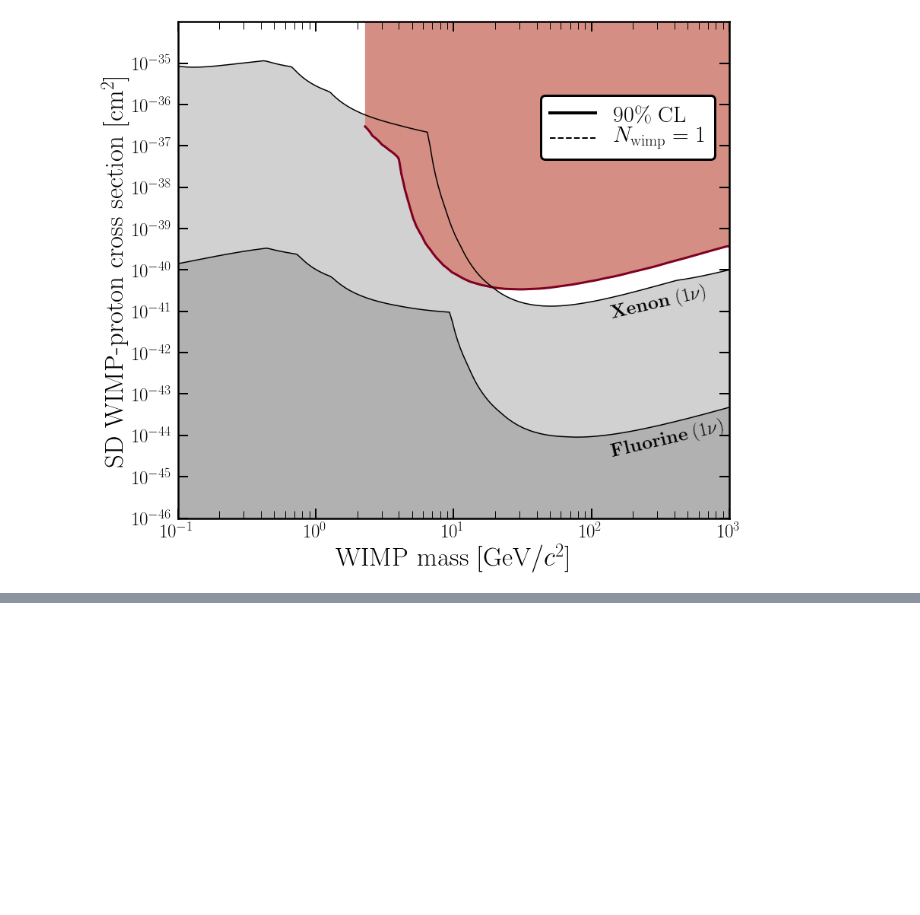
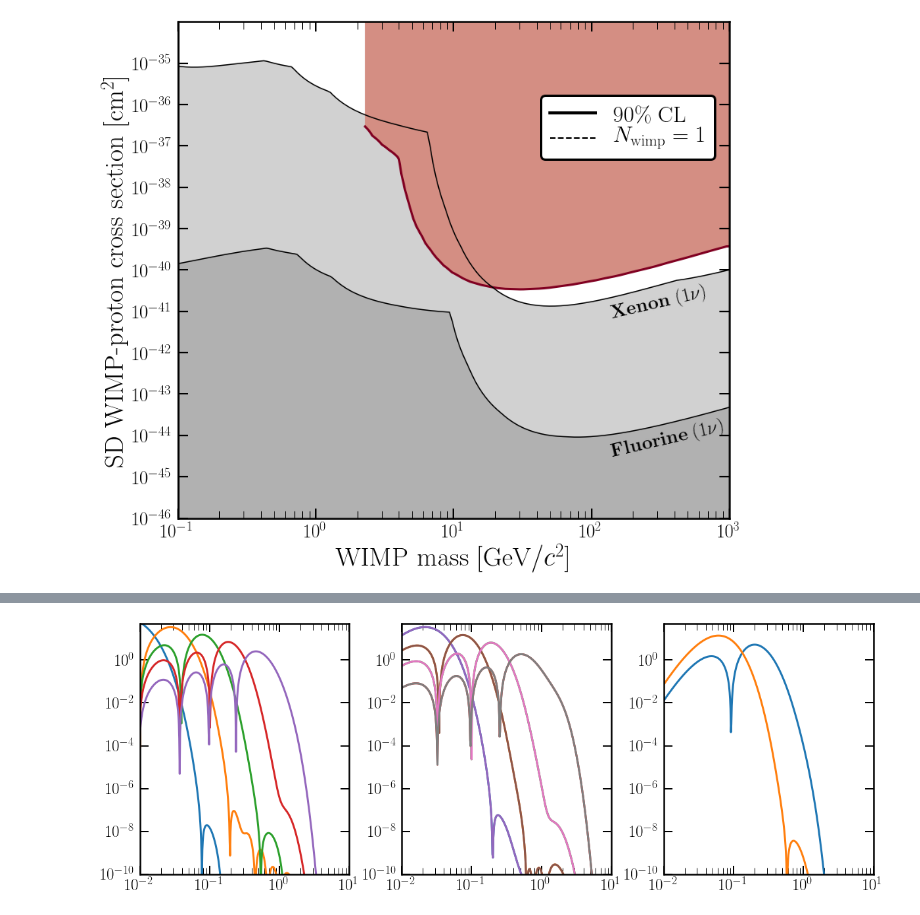
Before and after one commit to cajohare/CYGNUS, a Jupyter notebook: python/Untitled.ipynb, the cells around one changed output, grey strips where cells are left out. Saved outputs shown, nothing was run; the diff lists cells and outputs as text; code cells hidden in the pictures; blank space fills up the shorter version.

```diff
--- a/python/Untitled.ipynb
+++ b/python/Untitled.ipynb
@@ -48,0 +61,84 @@ plt.show()
+# %%
+a0 = 0.268173 # keV^-1
+r = logspace(-2.0,1.0,100)
+
+n = 4
+l = 3
+
+nlk = [4]
+# %%
+from scipy.special import factorial
+
+fig,ax1,ax2,ax3 = MyTriplePlot()
+
+# s-shell
+n_s = array([1]+[2]*2+[3]*3+[4]*3+[5]*4)
+Z_s = array([54.9179,47.2500,26.0942,68.1771,16.8296,12.0759,31.9030,8.0145,5.8396,14.7123,3.8555,2.6343,1.8124])
+c_1s = array([-0.965401,-0.040350,0.001890,-0.003868,-0.000263,0.000547,-0.000791,0.000014,-0.000013,-0.000286,0.000005,-0.000003,0.000001])
+c_2s = array([0.313912,0.236118,-0.985333,0.000229,-0.346825,0.345786,-0.120941,-0.005057,0.001528,-0.151508,-0.000281,0.000134,-0.000040])
+c_3s = array([-0.140382,-0.125401,0.528161,-0.000435,0.494492,-1.855445,0.128637,-0.017980,0.000792,0.333907,-0.000228,0.000191,-0.000037])
+c_4s = array([0.064020,0.059550,-0.251138,0.000152,-0.252274,1.063559,-0.071737,-0.563072,-0.697466,-0.058009,-0.018353,0.002292,-0.000834])
+c_5s = array([-0.022510,-0.021077,0.088978,-0.000081,0.095199,-0.398492,0.025623,0.274471,0.291110,0.011171,-0.463123,-0.545266,-0.167779])
+
+# p-shell
+n_p = array([2]*2+[3]*3+[4]*3+[5]*4)
+Z_p = array([58.7712,22.6065,48.9702,13.4997,9.8328,40.2591,7.1841,5.1284,21.5330,3.4469,2.2384,1.14588])
+c_2p = array([0.051242,0.781070,0.114910,-0.000731,0.000458,0.083993,-0.000265,0.000034,0.009061,-0.000014,0.000006,-0.000002])
+c_3p = array([0.000264,0.622357,-0.009861,-0.952677,-0.337900,-0.026340,-0.000384,-0.001665,0.087491,0.000240,-0.000083,0.000026])
+c_4p = array([0.013769,-0.426955,0.045088,0.748434,0.132850,0.059406,-0.679569,-0.503653,-0.149635,-0.014193,0.000528,-0.000221])
+c_5p = array([-0.005879,0.149040,-0.018716,-0.266839,-0.031096,-0.024100,0.267374,0.161460,0.059721,-0.428353,-0.542284,-0.201667])
+
+# d-shell
+n_d = array([3]*3+[4]*5)
+Z_d = array([19.9787,12.2129,8.6994,27.7398,15.9410,6.0580,4.0990,2.5857])
+c_4d = array([-0.013758,-0.804573,0.260624,0.00749,0.244109,0.597018,0.395554,0.039786])
+c_3d = array([0.220185,0.603140,0.194682,-0.014369,0.049865,-0.000300,0.000418,-0.000133])
+
+r = logspace(-2.0,1.0,500) # keV^-1
+
+n = app
+
+def R_nl(r,c_nlk,n_lk,Z_lk):
+    a0 = 0.268173 # keV^-1
+    x = r/a0
+    nf = sqrt(factorial(2*n_lk)*1.0)
+    R = 0.0
+    for i in range(0,size(c_nlk)):
+        R += c_nlk[i]*(2*Z_lk[i])**(n_lk[i]+0.5)/(a0**1.5*nf[i])*(x**(n_lk[i]-1.0))*exp(-Z_lk[i]*x)
+    return R
+
+ax1.plot(r,(r**2)*(R_nl(r,c_1s,n_s,Z_s)**2.0),'-',lw=3)
+ax1.plot(r,(r**2)*(R_nl(r,c_2s,n_s,Z_s)**2.0),'-',lw=3)
+ax1.plot(r,(r**2)*(R_nl(r,c_3s,n_s,Z_s)**2.0),'-',lw=3)
+ax1.plot(r,(r**2)*(R_nl(r,c_4s,n_s,Z_s)**2.0),'-',lw=3)
+ax1.plot(r,(r**2)*(R_nl(r,c_5s,n_s,Z_s)**2.0),'-',lw=3)
+ax1.set_xscale('log')
+ax1.set_yscale('log')
+ax1.set_ylim([1e-10,50])
+ax1.set_xlim([0.01,10.0])
+
+
+ax2.plot(r,(r**2)*(R_nl(r,c_2p,n_p,Z_p)**2.0),'-',lw=3)
+ax2.plot(r,(r**2)*(R_nl(r,c_3p,n_p,Z_p)**2.0),'-',lw=3)
+ax2.plot(r,(r**2)*(R_nl(r,c_4p,n_p,Z_p)**2.0),'-',lw=3)
+ax2.plot(r,(r**2)*(R_nl(r,c_5p,n_p,Z_p)**2.0),'-',lw=3)
+ax2.set_xscale('log')
+ax2.set_yscale('log')
+ax2.set_ylim([1e-10,50])
+ax2.set_xlim([0.01,10.0])
+
+
+
+R_4d = R_nl(r,c_4d,n_d,Z_d)
+R_3d = R_nl(r,c_3d,n_d,Z_d)
+ax3.plot(r,(r**2)*(R_4d**2.0),'-',lw=3)
+ax3.plot(r,(r**2)*(R_3d**2.0),'-',lw=3)
+ax3.set_xscale('log')
+ax3.set_yscale('log')
+ax3.set_ylim([1e-10,50])
+ax3.set_xlim([0.01,10.0])
+
+
+plt.show()
+# %% [output]
+[figure, added]
```
Also changed, not shown: parts of 9 cells of this notebook, 4 other files.
